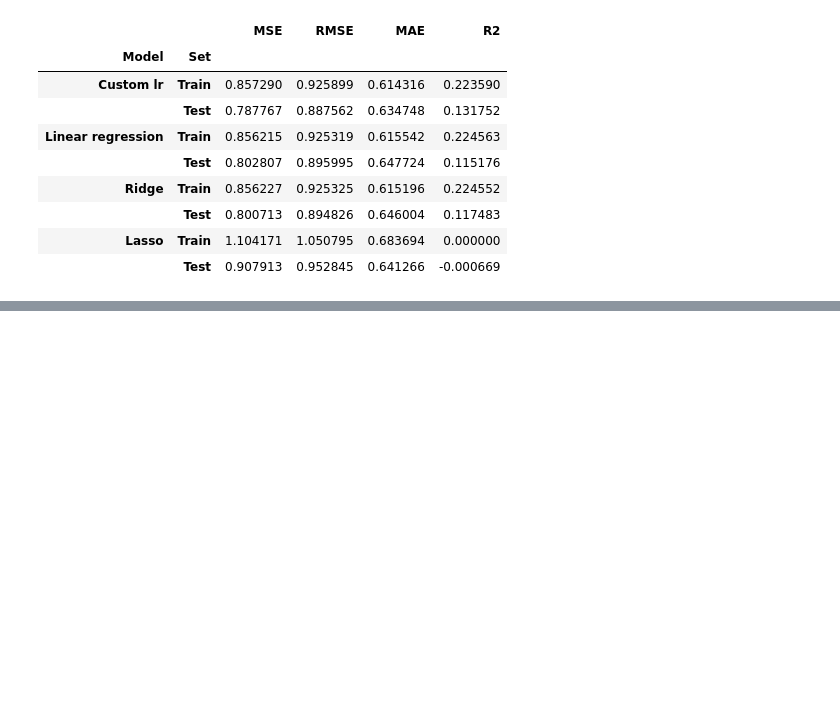
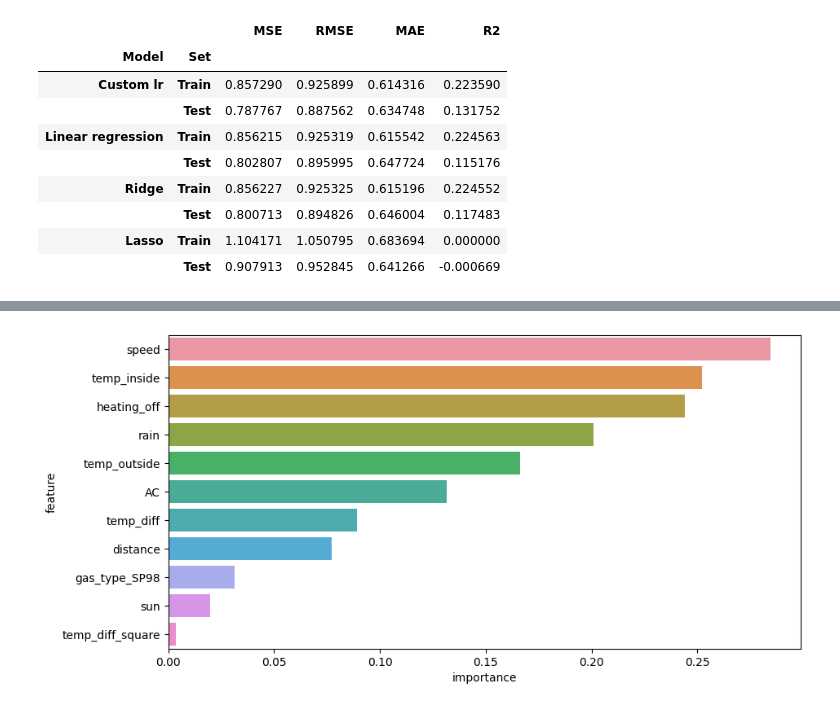
Before and after one commit to proc1v/ML-Intro-LNU, a Jupyter notebook: IW1/IW1.ipynb, the cells around one changed output, grey strips where cells are left out. Saved outputs shown, nothing was run; the diff lists cells and outputs as text; code cells hidden in the pictures; blank space fills up the shorter version.

```diff
--- a/IW1/IW1.ipynb
+++ b/IW1/IW1.ipynb
@@ -296,4 +292,12 @@ results
 from sklearn.model_selection import GridSearchCV
 
 param_grid = {
-    'alpha': [0.01]
+    'learning_rate': [0.001, 0.01, 0.1],
+    'n_iterations': [1000, 2500, 3000],
+}
+
+grid_search = GridSearchCV(CustomLinearRegression(), param_grid, cv=5, scoring='neg_mean_squared_error', return_train_score=True)
+grid_search.fit(X_train_scaled, y_train)
+
+print(f'Best parameters: {grid_search.best_params_}')
+print(f'Best score: {np.sqrt(-grid_search.best_score_):.3f}')
@@ -299,0 +307,13 @@ param_grid = {
+# %%
+# train the model using best parameters
+best_custom_lr = CustomLinearRegression(**grid_search.best_params_)
+best_custom_lr.fit(X_train_scaled, y_train)
+
+# predict on the train and test set
+y_train_pred_custom = best_custom_lr.predict(X_train_scaled)
+y_test_pred_custom = best_custom_lr.predict(X_test_scaled)
+
+results.loc[('Best_Custom lr', 'Train'), :] = evaluate(y_train, y_train_pred_custom)
+results.loc[('Best_Custom lr', 'Test'), :] = evaluate(y_test, y_test_pred_custom)
+
+results
@@ -299,0 +333,11 @@ param_grid = {
+# %%
+# plot feature importance
+feature_importance = pd.DataFrame(
+    {'feature': X.columns, 'importance': np.abs(best_custom_lr.weights)}
+).sort_values('importance', ascending=False)
+
+plt.figure(figsize=(10, 5))
+sns.barplot(x='importance', y='feature', data=feature_importance)
+plt.show()
+# %% [output]
+[figure, added]
```
Also changed, not shown: parts of 9 cells of this notebook.
